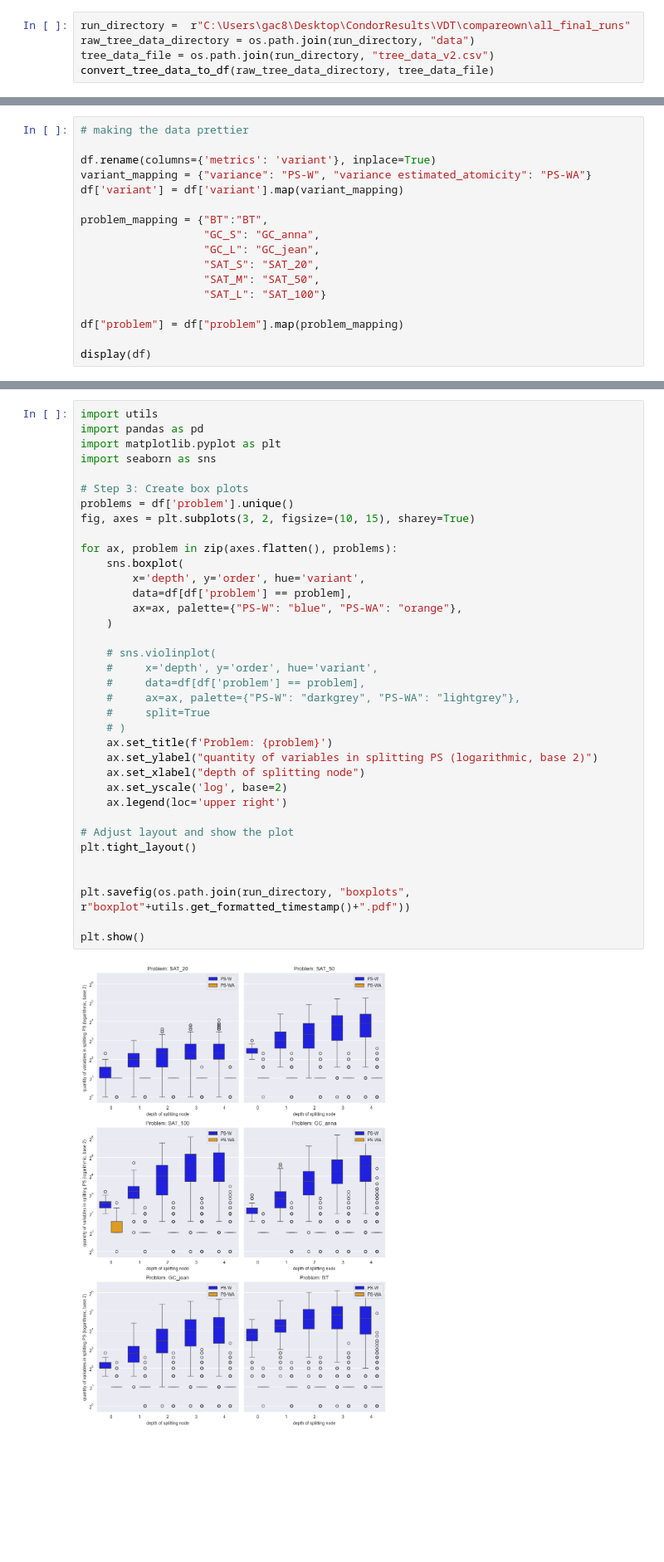
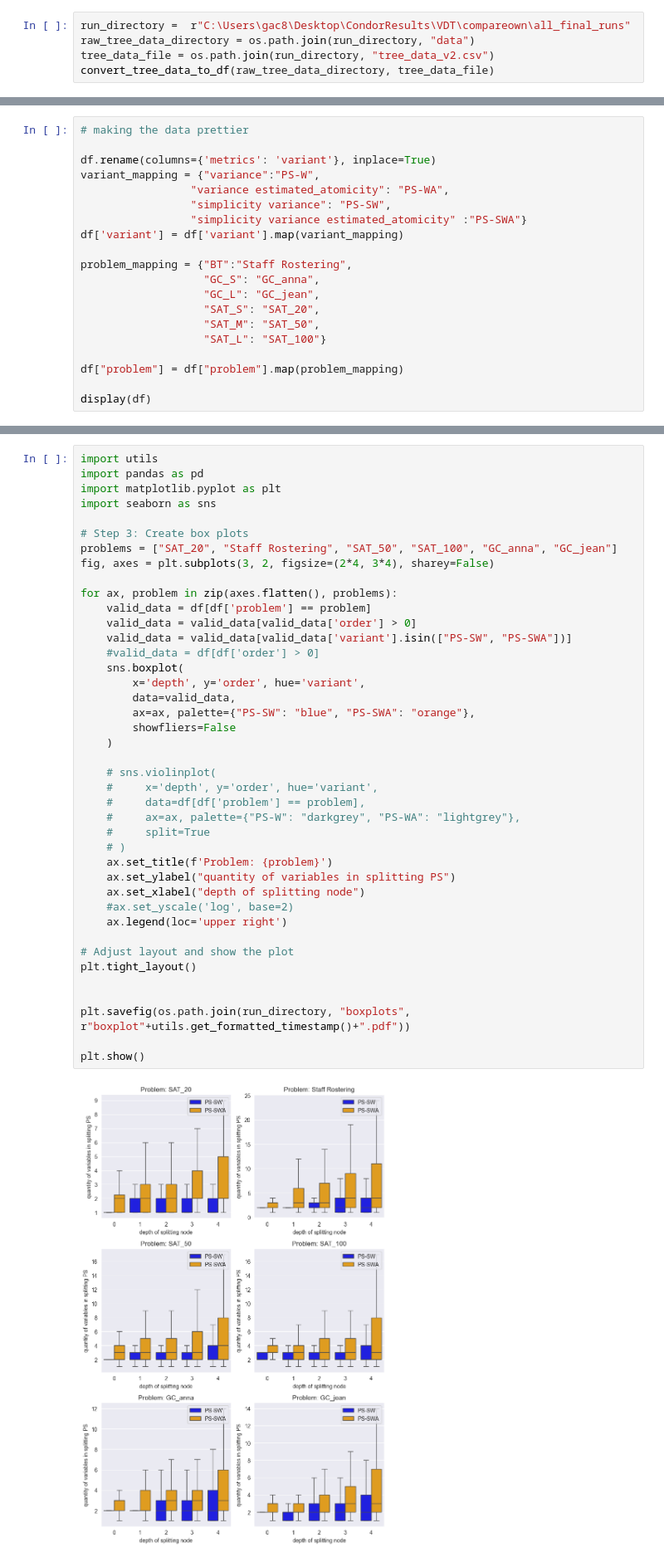
Before and after one commit to Giancarlo-Catalano/PS-descriptors, a Jupyter notebook: VarianceDecisionTree/process_data/tree_data.ipynb, the cells around one changed output, grey strips where cells are left out. Shown at 83% size. Cells and saved outputs as stored; diff of their text form; blank space fills up the shorter version.

```diff
--- a/VarianceDecisionTree/process_data/tree_data.ipynb
+++ b/VarianceDecisionTree/process_data/tree_data.ipynb
@@ -164,10 +164,13 @@ display(df)
 # making the data prettier
 
 df.rename(columns={'metrics': 'variant'}, inplace=True)
-variant_mapping = {"variance": "PS-W", "variance estimated_atomicity": "PS-WA"}
+variant_mapping = {"variance":"PS-W",
+                 "variance estimated_atomicity": "PS-WA",
+                 "simplicity variance": "PS-SW",
+                 "simplicity variance estimated_atomicity" :"PS-SWA"}
 df['variant'] = df['variant'].map(variant_mapping)
 
-problem_mapping = {"BT":"BT",
+problem_mapping = {"BT":"Staff Rostering",
                    "GC_S": "GC_anna",
                    "GC_L": "GC_jean",
                    "SAT_S": "SAT_20",
@@ -195,37 +198,42 @@ display(df)
 import utils
 import pandas as pd
 import matplotlib.pyplot as plt
 import seaborn as sns
 
 # Step 3: Create box plots
-problems = df['problem'].unique()
-fig, axes = plt.subplots(3, 2, figsize=(10, 15), sharey=True)
+problems = ["SAT_20", "Staff Rostering", "SAT_50", "SAT_100", "GC_anna", "GC_jean"]
+fig, axes = plt.subplots(3, 2, figsize=(2*4, 3*4), sharey=False)
 
 for ax, problem in zip(axes.flatten(), problems):
+    valid_data = df[df['problem'] == problem]
+    valid_data = valid_data[valid_data['order'] > 0]
+    valid_data = valid_data[valid_data['variant'].isin(["PS-SW", "PS-SWA"])]
+    #valid_data = df[df['order'] > 0]
     sns.boxplot(
         x='depth', y='order', hue='variant',
-        data=df[df['problem'] == problem],
-        ax=ax, palette={"PS-W": "blue", "PS-WA": "orange"},
+        data=valid_data,
+        ax=ax, palette={"PS-SW": "blue", "PS-SWA": "orange"},
+        showfliers=False
     )
 
     # sns.violinplot(
     #     x='depth', y='order', hue='variant',
     #     data=df[df['problem'] == problem],
     #     ax=ax, palette={"PS-W": "darkgrey", "PS-WA": "lightgrey"},
     #     split=True
     # )
     ax.set_title(f'Problem: {problem}')
-    ax.set_ylabel("quantity of variables in splitting PS (logarithmic, base 2)")
+    ax.set_ylabel("quantity of variables in splitting PS")
     ax.set_xlabel("depth of splitting node")
-    ax.set_yscale('log', base=2)
+    #ax.set_yscale('log', base=2)
     ax.legend(loc='upper right')
 
 # Adjust layout and show the plot
 plt.tight_layout()
 
 
 plt.savefig(os.path.join(run_directory, "boxplots", r"boxplot"+utils.get_formatted_timestamp()+".pdf"))
 
 plt.show()
 # %% [output]
-[figure, old version]
+[figure, new version]
```
Also changed, not shown: parts of 3 cells of this notebook, 6 other files.
